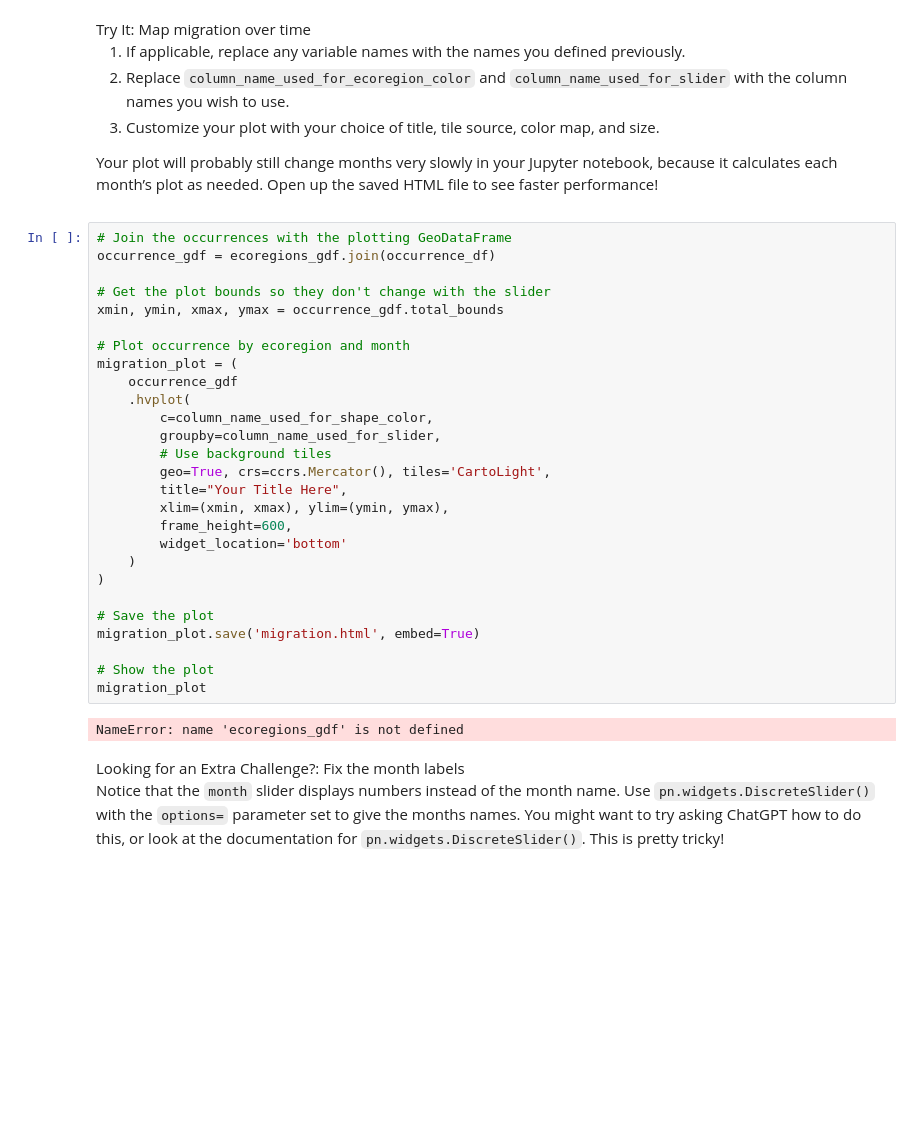
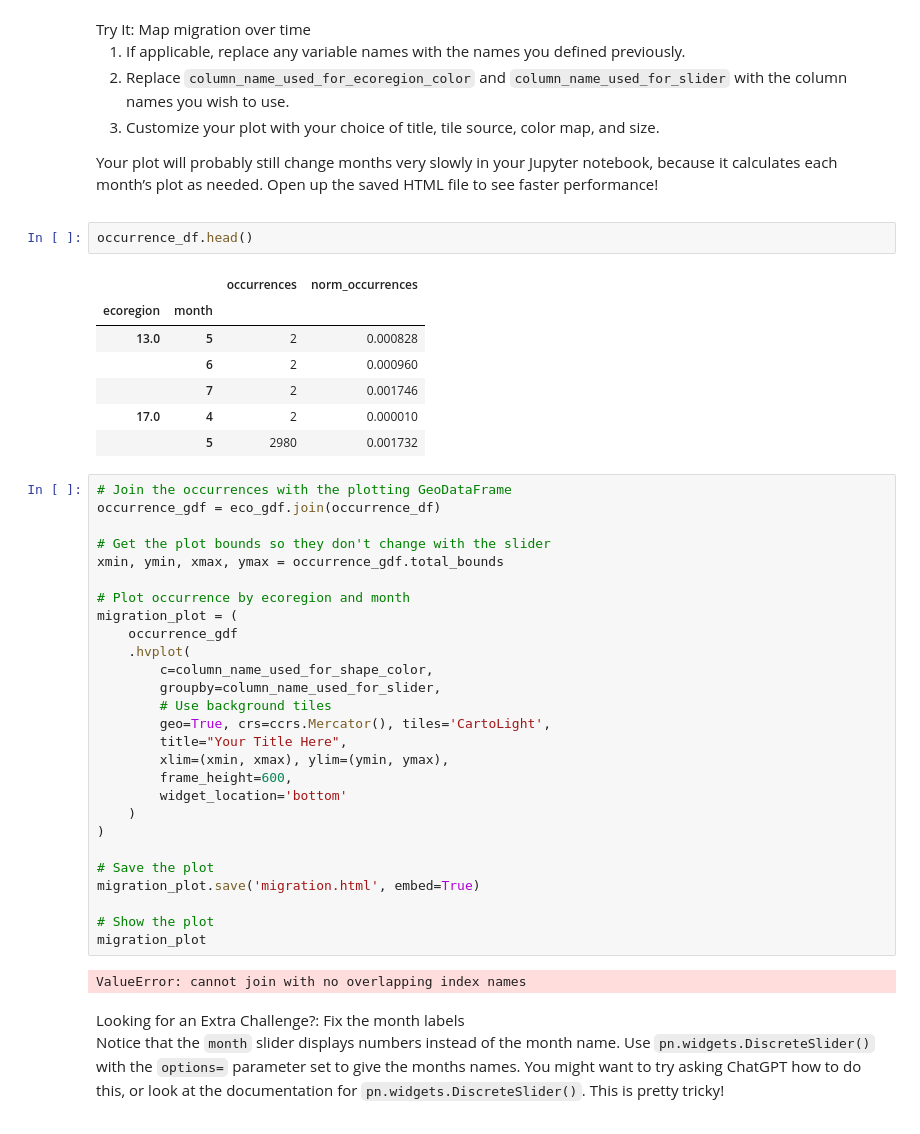
Before and after one commit to earthlab-education/species-distribution-coding-challenge-allenmoench, a Jupyter notebook: notebooks/species-distribution-33-plot.ipynb, the cells around one changed output. Saved outputs shown, nothing was run; the diff lists cells and outputs as text; blank space fills up the shorter version.

```diff
--- a/notebooks/species-distribution-33-plot.ipynb
+++ b/notebooks/species-distribution-33-plot.ipynb
@@ -89,9 +78,19 @@ Jupyter notebook, because it calculates each month’s plot as needed.
 Open up the saved HTML file to see faster performance!</p>
 </div>
 </div></div></div>
+# %%
+occurrence_df.head()
+# %% [output]
+|  |  | occurrences | norm_occurrences |
+| ecoregion | month |  |  |
+| 13.0 | 5 | 2 | 0.000828 |
+|  | 6 | 2 | 0.000960 |
+|  | 7 | 2 | 0.001746 |
+| 17.0 | 4 | 2 | 0.000010 |
+|  | 5 | 2980 | 0.001732 |
 # %%
 # Join the occurrences with the plotting GeoDataFrame
-occurrence_gdf = ecoregions_gdf.join(occurrence_df)
+occurrence_gdf = eco_gdf.join(occurrence_df)
 
 # Get the plot bounds so they don't change with the slider
 xmin, ymin, xmax, ymax = occurrence_gdf.total_bounds
@@ -117,7 +116,7 @@ migration_plot.save('migration.html', embed=True)
 # Show the plot
 migration_plot
 # %% [output]
-NameError: name 'ecoregions_gdf' is not defined
+ValueError: cannot join with no overlapping index names
 # %% [markdown]
 <link rel="stylesheet" type="text/css" href="./assets/styles.css"><div class="callout callout-style-default callout-titled callout-extra"><div class="callout-header"><div class="callout-icon-container"><i class="callout-icon"></i></div><div class="callout-title-container flex-fill">Looking for an Extra Challenge?: Fix the month labels</div></div><div class="callout-body-container callout-body"><p>Notice that the <code>month</code> slider displays numbers instead of
 the month name. Use <code>pn.widgets.DiscreteSlider()</code> with the
```
Also changed, not shown: parts of 2 cells of this notebook, 2 other files.
